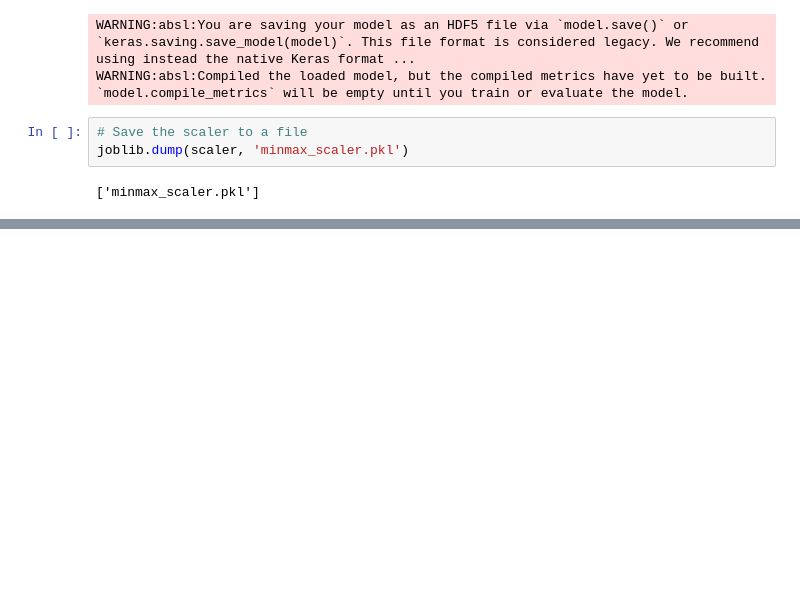
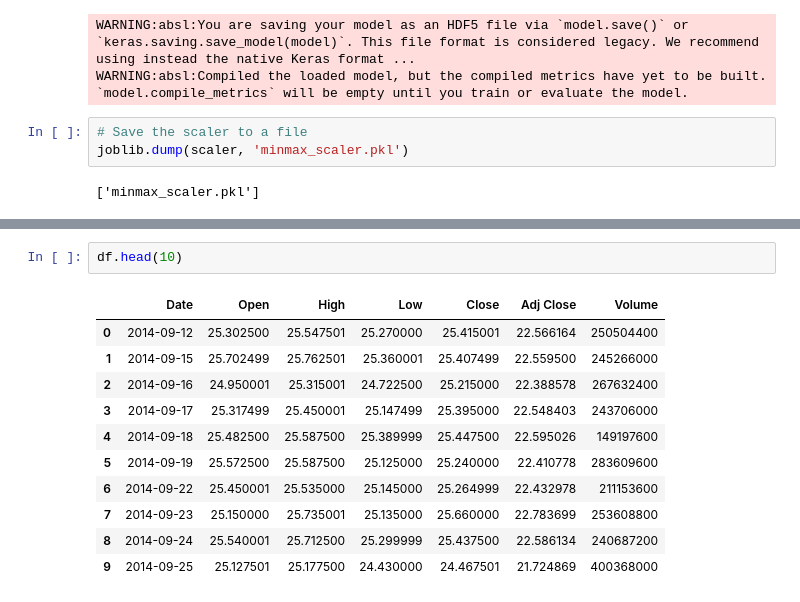
Before and after one commit to 345668/MLOPS--INT-STOCK-Prediction, a Jupyter notebook: notebooks/Stocks_Investigations_MLOpsTraining_AleksandraRancic_Dataset&MLModel.ipynb, the cells around one changed output, grey strips where cells are left out. Cells and saved outputs as stored; diff of their text form; blank space fills up the shorter version.

```diff
--- a/notebooks/Stocks_Investigations_MLOpsTraining_AleksandraRancic_Dataset&MLModel.ipynb
+++ b/notebooks/Stocks_Investigations_MLOpsTraining_AleksandraRancic_Dataset&MLModel.ipynb
@@ -346,0 +373,14 @@ joblib.dump(scaler, 'minmax_scaler.pkl')
+# %%
+df.head(10)
+# %% [output]
+|  | Date | Open | High | Low | Close | Adj Close | Volume |
+| 0 | 2014-09-12 | 25.302500 | 25.547501 | 25.270000 | 25.415001 | 22.566164 | 250504400 |
+| 1 | 2014-09-15 | 25.702499 | 25.762501 | 25.360001 | 25.407499 | 22.559500 | 245266000 |
+| 2 | 2014-09-16 | 24.950001 | 25.315001 | 24.722500 | 25.215000 | 22.388578 | 267632400 |
+| 3 | 2014-09-17 | 25.317499 | 25.450001 | 25.147499 | 25.395000 | 22.548403 | 243706000 |
+| 4 | 2014-09-18 | 25.482500 | 25.587500 | 25.389999 | 25.447500 | 22.595026 | 149197600 |
+| 5 | 2014-09-19 | 25.572500 | 25.587500 | 25.125000 | 25.240000 | 22.410778 | 283609600 |
+| 6 | 2014-09-22 | 25.450001 | 25.535000 | 25.145000 | 25.264999 | 22.432978 | 211153600 |
+| 7 | 2014-09-23 | 25.150000 | 25.735001 | 25.135000 | 25.660000 | 22.783699 | 253608800 |
+| 8 | 2014-09-24 | 25.540001 | 25.712500 | 25.299999 | 25.437500 | 22.586134 | 240687200 |
+| 9 | 2014-09-25 | 25.127501 | 25.177500 | 24.430000 | 24.467501 | 21.724869 | 400368000 |
```
Also changed, not shown: parts of 12 cells of this notebook.
